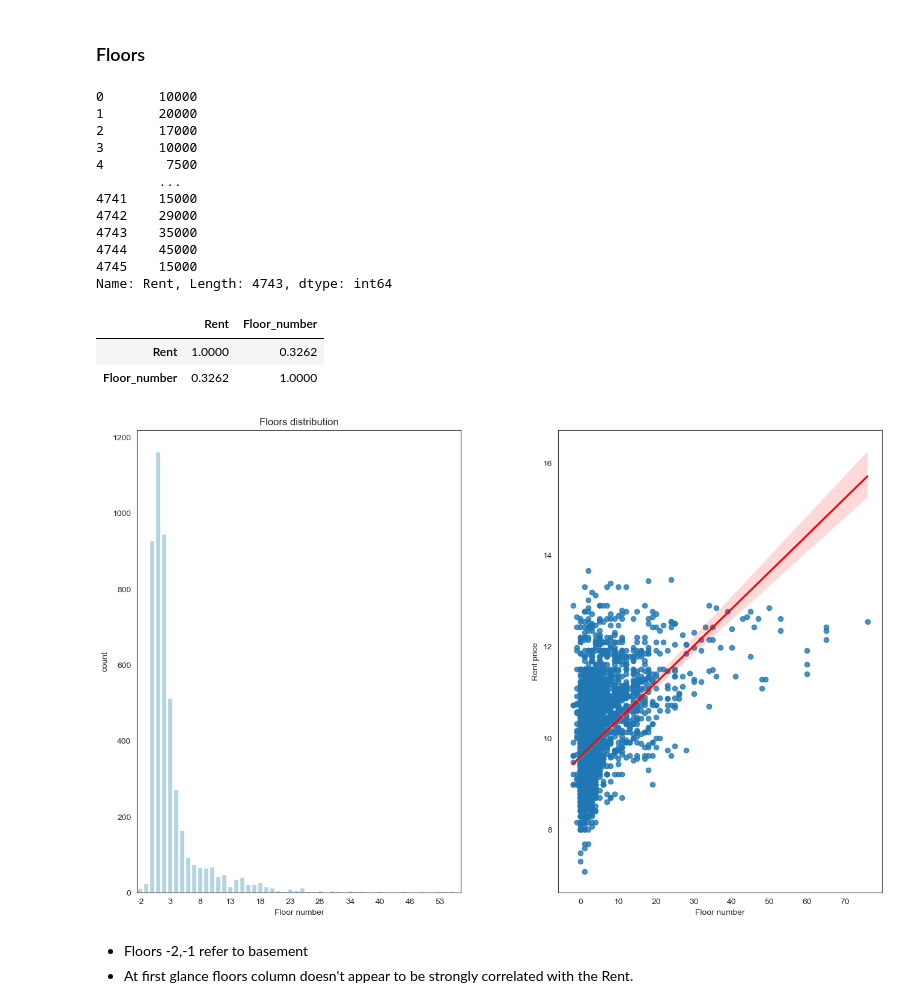
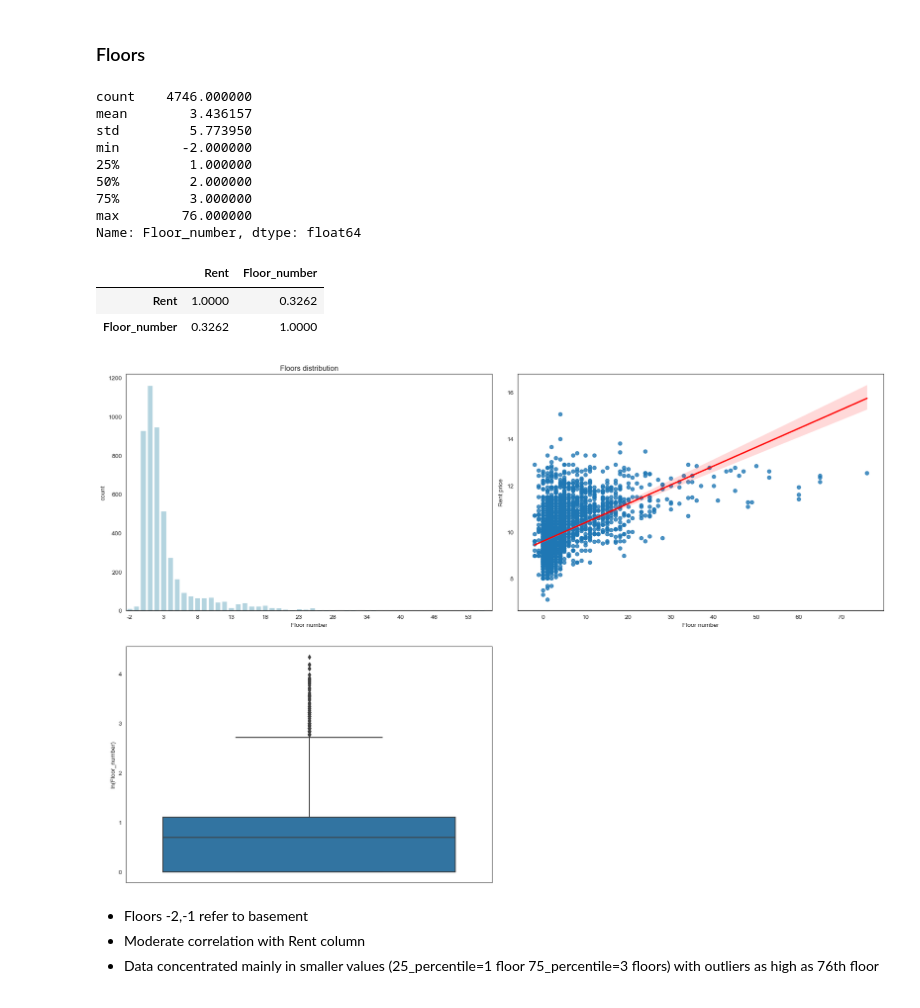
Before and after one commit to veektorf1/rent_prediction, a Jupyter notebook: Rent prediction.ipynb, the cells around one changed output. Cells and saved outputs as stored; diff of their text form; code cells hidden in the pictures.

```diff
--- a/Rent prediction.ipynb
+++ b/Rent prediction.ipynb
@@ -238,49 +246,54 @@ df[['Month number','Rent']].groupby(by="Month number").sum().reset_index().corr(
 ### Floors
 # %%
 #Floors
-fig,axes = plt.subplots(figsize=(16,10),ncols=2)
+fig,axes = plt.subplots(figsize=(18,12),ncols=2,nrows=2)
 
-ax1 = axes[0]
+ax1 = axes[0,0]
 data = df['Floor_number'].value_counts().sort_index()
 x=data.index
 max_floors = data.idxmax()
 num_of_floors = data.max()
 sns.barplot(x=x,y=data,ax=ax1,color='lightblue')
 ax1.set_title("Floors distribution")
 ax1.set_xlabel("Floor number")
 ax1.set_xticks(
             ticks=range(0, len(data),5)
             )
 
-ax2 = axes[1]
-data = df[df['Rent']<1e6] # without that one outlier of 3e6
+ax2 = axes[0,1]
+data = df
 y_data = np.log(data['Rent'])
 sns.regplot(x=data['Floor_number'],y=y_data,ax=ax2,line_kws={"color":"red"}).set_xlabel("Floor number")
 ax2.set_ylabel("Rent price")
 
+ax2=axes[1,0]
+data = df['Floor_number']
+sns.boxplot(np.log(data),ax=ax2,orient='v')
+ax2.set_xticks([])
+ax2.set_ylabel("ln(Floor_number)")
+print(data.describe())
 
+axes[1,1].axis('off')
+plt.tight_layout(h_pad=3)
 
-plt.subplots_adjust(wspace=0.3, hspace=0.6)
-np.corrcoef(data['Floor_number'],data["Rent"])
-print(data["Rent"])
+# np.corrcoef(data['Floor_number'],data["Rent"])
+# print(data["Rent"])
 df[['Rent','Floor_number']].corr()
 # %% [output]
-0       10000
-1       20000
-2       17000
-3       10000
-4        7500
-        ...
-4741    15000
-4742    29000
-4743    35000
-4744    45000
-4745    15000
-Name: Rent, Length: 4743, dtype: int64
+count    4746.000000
+mean        3.436157
+std         5.773950
+min        -2.000000
+25%         1.000000
+50%         2.000000
+75%         3.000000
+max        76.000000
+Name: Floor_number, dtype: float64
 |  | Rent | Floor_number |
 | Rent | 1.0000 | 0.3262 |
 | Floor_number | 0.3262 | 1.0000 |
-[figure, old version]
+[figure, new version]
 # %% [markdown]
 * Floors -2,-1 refer to basement
-* At first glance floors column doesn't appear to be strongly correlated with the Rent.
+* Moderate correlation with Rent column
+* Data concentrated mainly in smaller values (25_percentile=1 floor 75_percentile=3 floors) with outliers as high as 76th floor
```
Also changed, not shown: parts of 15 cells of this notebook.
